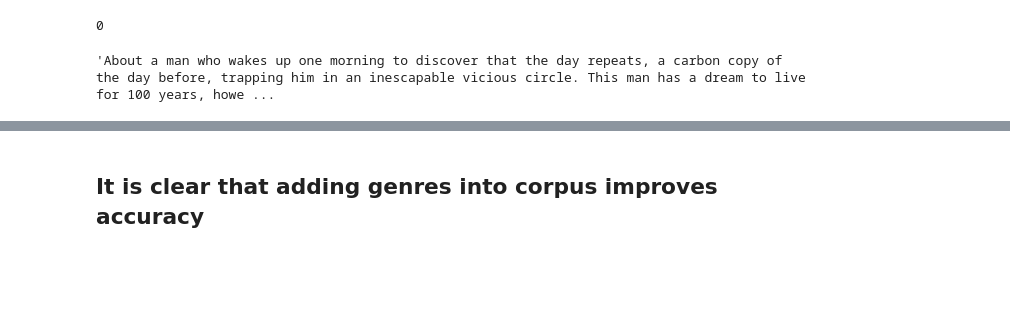
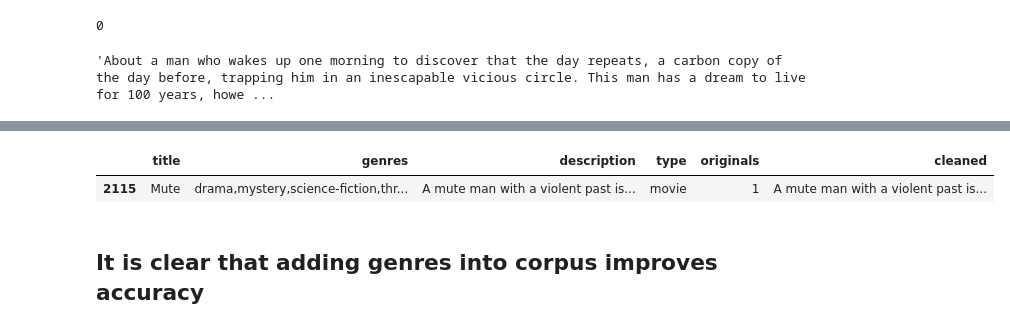
Before and after one commit to hsi-cy/dissertation, a Jupyter notebook: dissertation_v2.ipynb, the cells around one changed output, grey strips where cells are left out. Cells and saved outputs as stored; diff of their text form; code cells hidden in the pictures; blank space fills up the shorter version.

```diff
--- a/dissertation_v2.ipynb
+++ b/dissertation_v2.ipynb
@@ -304,3 +326,8 @@ get_topN_similar('tall girl', movieTitleVec, mvevt)
+# %%
+search('mute', movieDf)
+# %% [output]
+|  | title | genres | description | type | originals | cleaned |
+| 2115 | Mute | drama,mystery,science-fiction,thr... | A mute man with a violent past is... | movie | 1 | A mute man with a violent past is... |
 # %% [markdown]
 ## It is clear that adding genres into corpus improves accuracy
 # %% [markdown]
```
Also changed, not shown: parts of 4 cells of this notebook, 2 other files.
